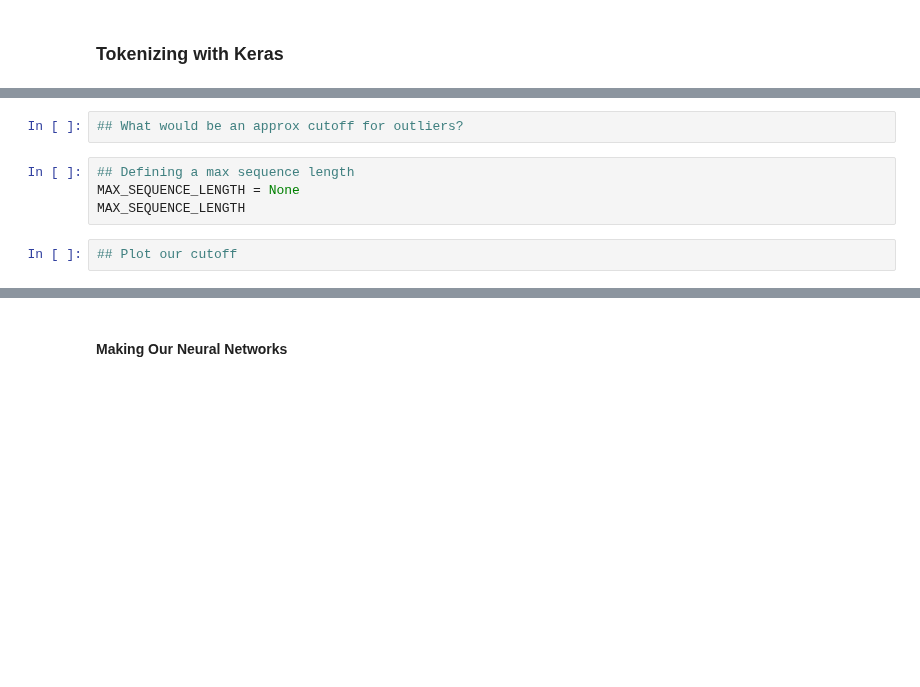
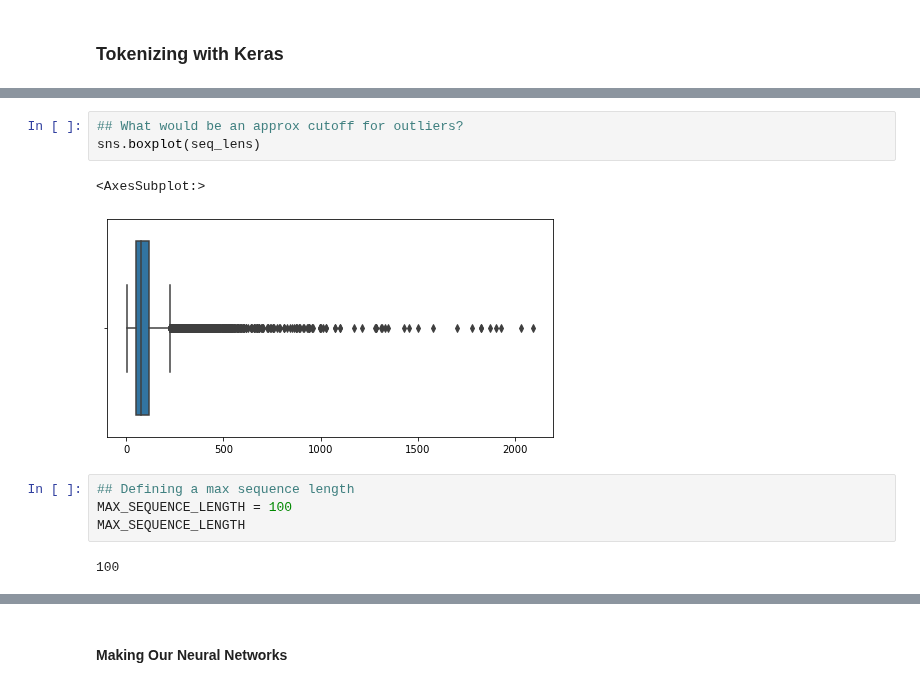
Before and after one commit to flatiron-school/Online-DS-FT-022221-Cohort-Notes, a Jupyter notebook: Phase_4/topic_42_tuning_neural_networks/topic_42_tuning_ANNs_with_deep_NLP_v1_SG.ipynb, the cells around one changed output, grey strips where cells are left out. Drawn from its saved outputs; the diff is of its cells as text; blank space fills up the shorter version.

```diff
--- a/Phase_4/topic_42_tuning_neural_networks/topic_42_tuning_ANNs_with_deep_NLP_v1_SG.ipynb
+++ b/Phase_4/topic_42_tuning_neural_networks/topic_42_tuning_ANNs_with_deep_NLP_v1_SG.ipynb
@@ -380,8 +670,12 @@ X_test
 # %%
 ## What would be an approx cutoff for outliers?
+sns.boxplot(seq_lens)
+# %% [output]
+<AxesSubplot:>
+[figure, added]
 # %%
 ## Defining a max sequence length
-MAX_SEQUENCE_LENGTH = None
+MAX_SEQUENCE_LENGTH = 100
 MAX_SEQUENCE_LENGTH
+# %% [output]
+100
-# %%
-## Plot our cutoff
```
Also changed, not shown: parts of 74 cells of this notebook, 4 other files.
